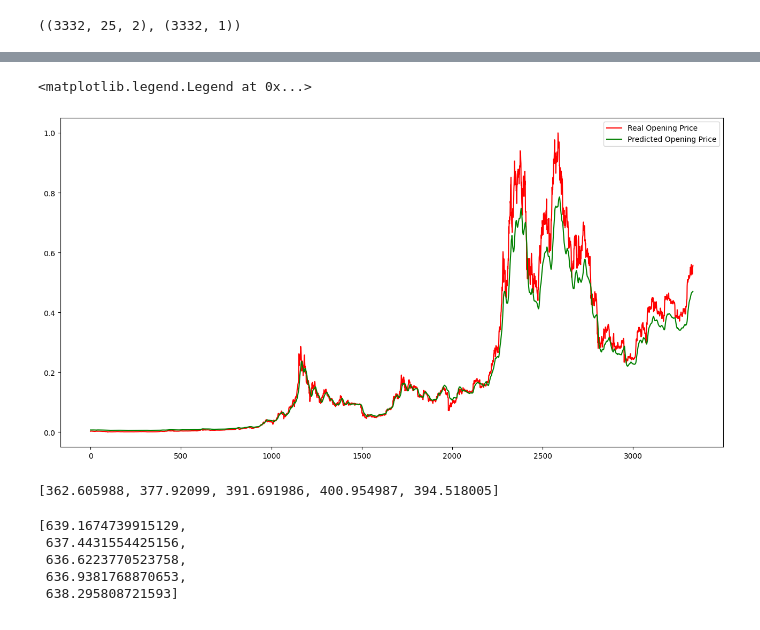
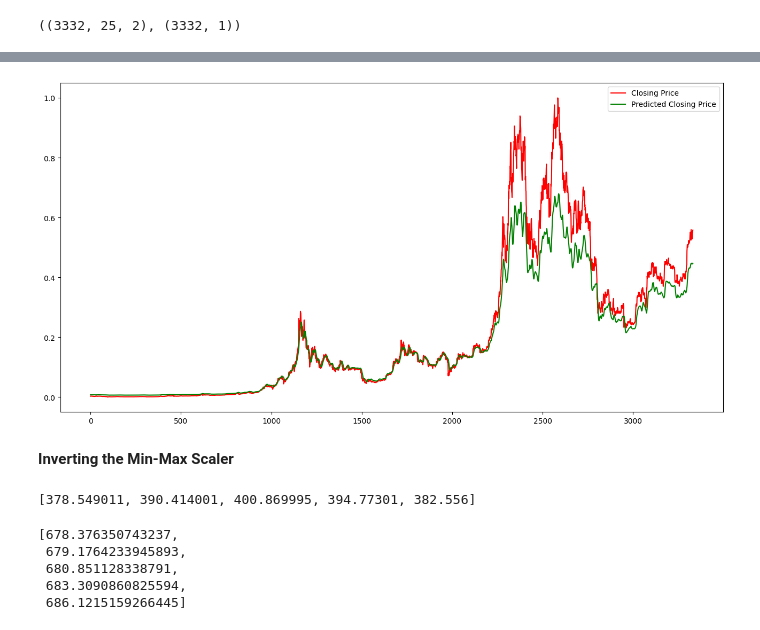
Before and after one commit to lazy-wolf/TME_6015, a Jupyter notebook: Project_Code.ipynb, the cells around one changed output, grey strips where cells are left out. Cells and saved outputs as stored; diff of their text form; code cells hidden in the pictures.

```diff
--- a/Project_Code.ipynb
+++ b/Project_Code.ipynb
@@ -136,5 +159,5 @@ plt.show()
 # %%
-final_dataframe = dataframe.drop(['Date','Close', 'Low', 'High','Adj Close'], axis=1)
+final_dataframe = dataframe.drop(['Date','Open', 'Low', 'High','Adj Close'], axis=1)
 # %%
 final_dataframe.head()
 # %% [output]
@@ -271,5 +325,5 @@ test loss , test rmse : [0.0021 0.0457]
 # %%
-def HyperParameter_Tuning(config, x_train, y_train, x_test, y_test):
+def hyperparameter_tuning_strategy(config, x_train, y_train, x_test, y_test):
   additional_layer, neurons, batch_size, dropout = config
   possible_combinations = list(itertools.product(additional_layer, neurons, batch_size, dropout))
   print("*"*25)
@@ -305,7 +359,7 @@ def HyperParameter_Tuning(config, x_train, y_train, x_test, y_test):
 # %%
 config = [[False,True], [16, 32], [8, 16, 32], [0.2]]
 
-hist = HyperParameter_Tuning(config, x_train, y_train, x_test, y_test)
+hist = hyperparameter_tuning_strategy(config, x_train, y_train, x_test, y_test)
 # %% [output]
 *************************
 Possible No.of Combinations : [(False, 16, 8, 0.2), (False, 16, 16, 0.2), (False, 16, 32, 0.2), (False, 32, 8, 0.2), (False, 32, 16, 0.2), (False, 32, 32, 0.2), (True, 16, 8, 0.2), (True, 16, 16, 0.2) ...
@@ -439,7 +522,8 @@ pred_data_y = model.predict(data_x)
 
 plt.figure(figsize=(16,8), dpi= 100, facecolor='w', edgecolor='k')
 
-plt.plot(data_y, color='red', label = 'Real Opening Price')
-plt.plot(pred_data_y, color='green', label = 'Predicted Opening Price')
+plt.plot(data_y, color='red', label = 'Closing Price')
+plt.plot(pred_data_y, color='green', label = 'Predicted Closing Price')
 plt.legend(loc='best')
+plt.show()
 # %% [output]
@@ -447,5 +531,6 @@ plt.legend(loc='best')
-<matplotlib.legend.Legend at 0x...>
-[figure, old version]
+[figure, new version]
+# %% [markdown]
+**Inverting the Min-Max Scaler**
 # %%
 new_data = [list((i[0],0)) for i in data_y]
 data = scalar.inverse_transform(new_data)
@@ -453,7 +538,7 @@ imp_data = [i for i, j in data]
 # %%
 imp_data[:5]
 # %% [output]
-[362.605988, 377.92099, 391.691986, 400.954987, 394.518005]
+[378.549011, 390.414001, 400.869995, 394.77301, 382.556]
 # %%
 new_data = [list((i[0],0)) for i in pred_data_y]
 data = scalar.inverse_transform(new_data)
@@ -461,9 +546,9 @@ pred_imp_data = [i for i, j in data]
 # %%
 pred_imp_data[:5]
 # %% [output]
-[639.1674739915129,
- 637.4431554425156,
- 636.6223770523758,
- 636.9381768870653,
- 638.295808721593]
+[678.376350743237,
+ 679.1764233945893,
+ 680.851128338791,
+ 683.3090860825594,
+ 686.1215159266445]
 # %%
```
Also changed, not shown: parts of 44 cells of this notebook.
